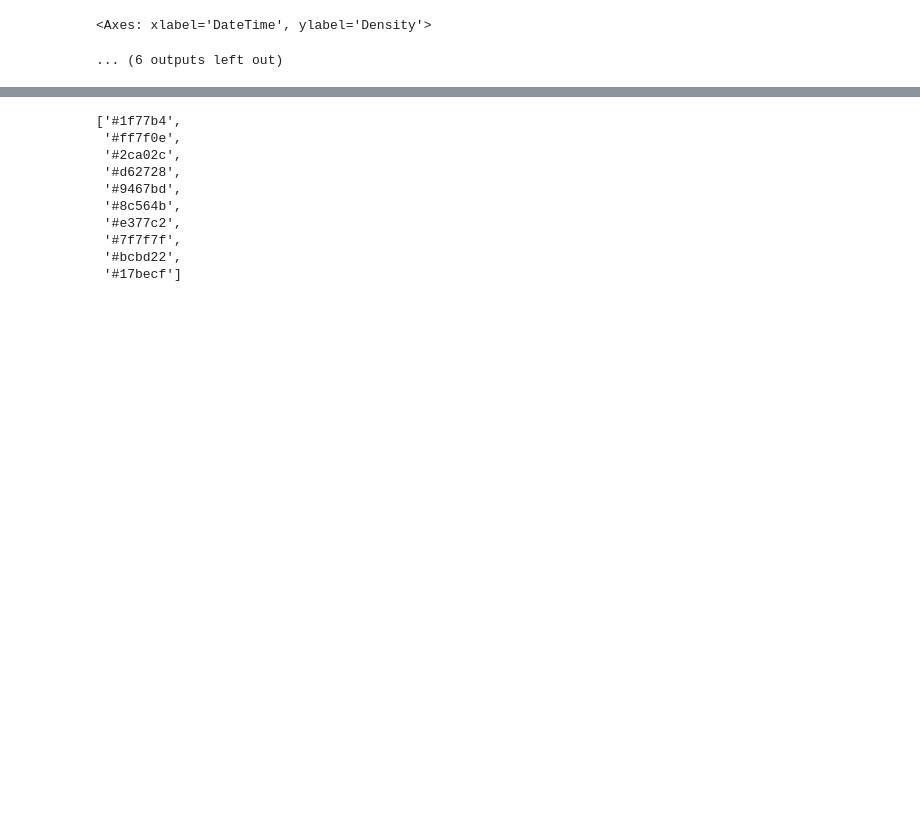
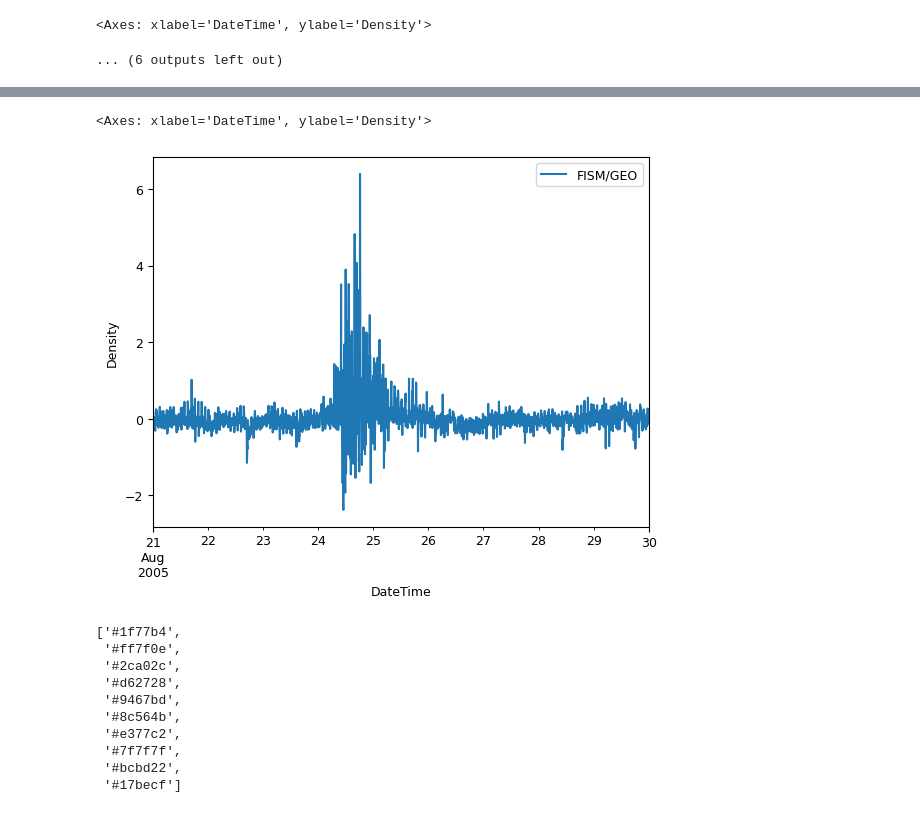
Before and after one commit to kylermurphy/SatDrag, a Jupyter notebook: Notebooks/RF_Events.ipynb, the cells around one changed output, grey strips where cells are left out. Drawn from its saved outputs; the diff is of its cells as text; code cells hidden in the pictures; blank space fills up the shorter version.

```diff
--- a/Notebooks/RF_Events.ipynb
+++ b/Notebooks/RF_Events.ipynb
@@ -313,3 +346,8 @@ if sfig:
+# %%
+ch_fg.plot(x='DateTime', y='resid', xlim=[sdate,edate], label='FISM/GEO', ylabel='Density', legend=True)
+# %% [output]
+<Axes: xlabel='DateTime', ylabel='Density'>
+[figure, added]
 # %%
 prop_cycle = plt.rcParams['axes.prop_cycle']
 colors = prop_cycle.by_key()['color']
```
Also changed, not shown: parts of 11 cells of this notebook, 1 other file.
